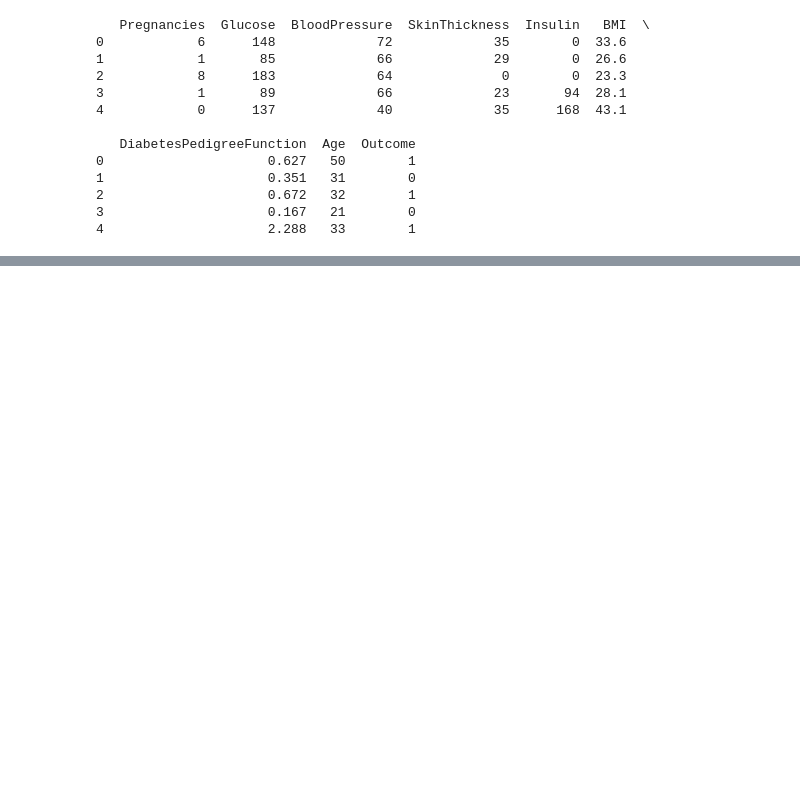
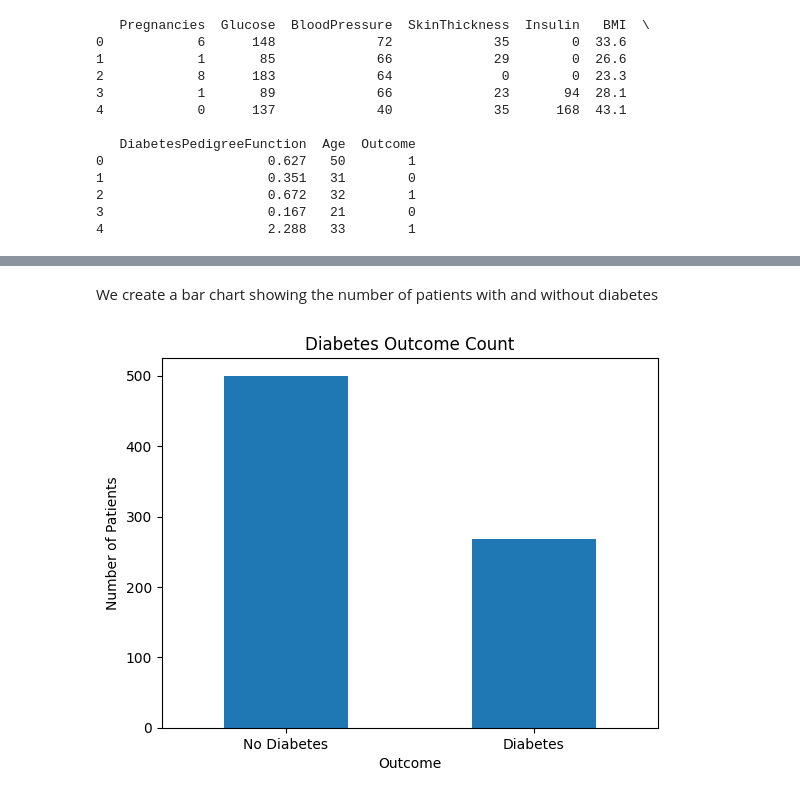
Before and after one commit to JamalMorales/Artificial-intelligence, a Jupyter notebook: Assignments/AF2_Data_Processing.ipynb, the cells around one changed output, grey strips where cells are left out. Saved outputs shown, nothing was run; the diff lists cells and outputs as text; code cells hidden in the pictures; blank space fills up the shorter version.

```diff
--- a/Assignments/AF2_Data_Processing.ipynb
+++ b/Assignments/AF2_Data_Processing.ipynb
@@ -78,0 +151,10 @@ plt.show()
+# %% [markdown]
+We create a bar chart showing the number of patients with and without diabetes
+# %%
+# Comparative bar chart for diabetic and non diabetic patients
+df['Outcome'].value_counts().plot(kind='bar', title='Diabetes Outcome Count')
+plt.xticks([0, 1], ['No Diabetes', 'Diabetes'], rotation=0)
+plt.ylabel('Number of Patients')
+plt.show()
+# %% [output]
+[figure, added]
```
Also changed, not shown: parts of 22 cells of this notebook.
